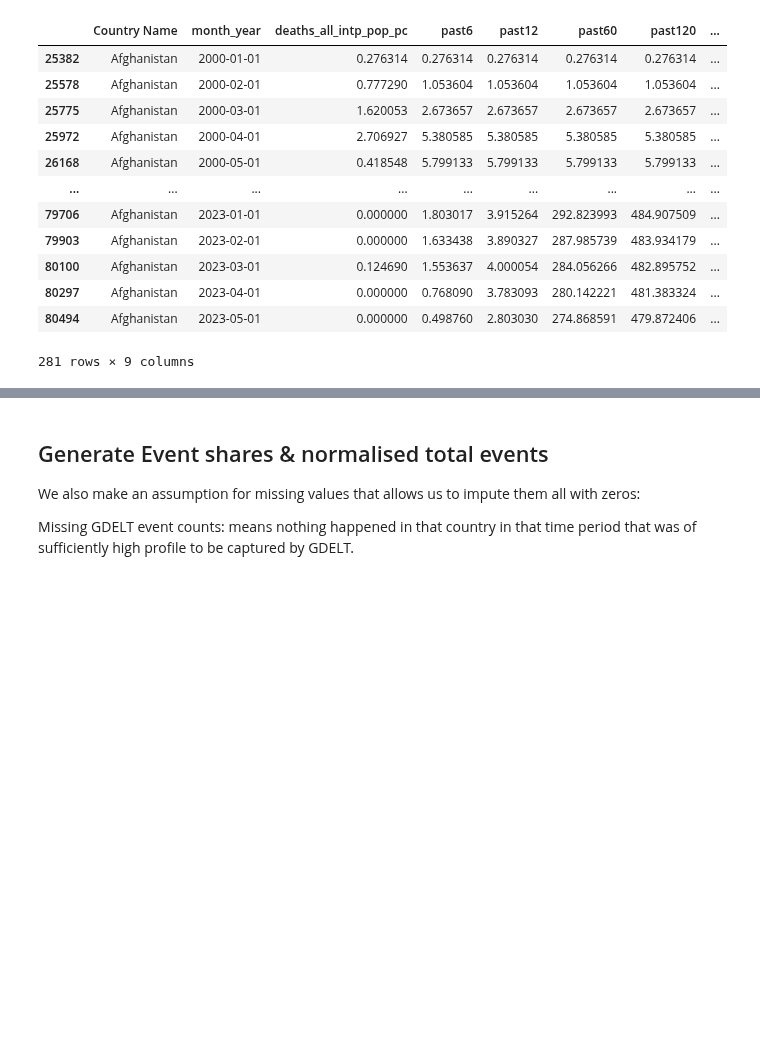
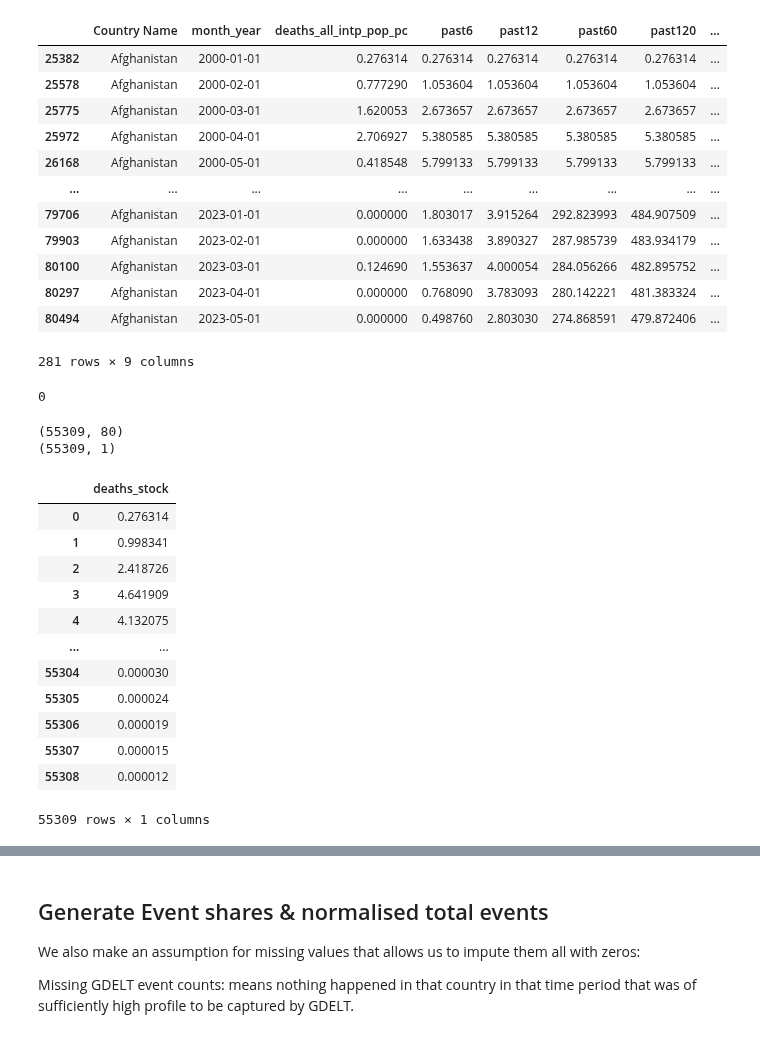
Before and after one commit to luisquinonesPR/thesis, a Jupyter notebook: utils/preprocessing.ipynb, the cells around one changed output, grey strips where cells are left out. Saved outputs shown, nothing was run; the diff lists cells and outputs as text; code cells hidden in the pictures; blank space fills up the shorter version.

```diff
--- a/utils/preprocessing.ipynb
+++ b/utils/preprocessing.ipynb
@@ -747,0 +760,25 @@ country_df[['Country Name', 'month_year', deaths_choice, 'past6', 'past12', 'pas
+# %%
+df_past[deaths_choice].isna().sum()
+# %% [output]
+0
+# %%
+#event share stocks
+decay = 0.8
+
+unit_of_analyis = 'isocode'
+
+print(df_past.shape)
+
+
+lcols_novs = (df_past.groupby(unit_of_analyis)
+         .apply(lambda x: stock_simple(x[deaths_choice], decay=decay))
+         .explode().reset_index(drop=True)
+         .rename(f'deaths_stock') for t in range(1,2))
+
+
+temp_df = pd.DataFrame(lcols_novs).transpose()
+
+print(temp_df.shape)
+# %% [output]
+(55309, 80)
+(55309, 1)
@@ -747,0 +787,16 @@ country_df[['Country Name', 'month_year', deaths_choice, 'past6', 'past12', 'pas
+# %%
+temp_df
+# %% [output]
+|  | deaths_stock |
+| 0 | 0.276314 |
+| 1 | 0.998341 |
+| 2 | 2.418726 |
+| 3 | 4.641909 |
+| 4 | 4.132075 |
+| ... | ... |
+| 55304 | 0.000030 |
+| 55305 | 0.000024 |
+| 55306 | 0.000019 |
+| 55307 | 0.000015 |
+| 55308 | 0.000012 |
+55309 rows × 1 columns
```
Also changed, not shown: parts of 23 cells of this notebook.
